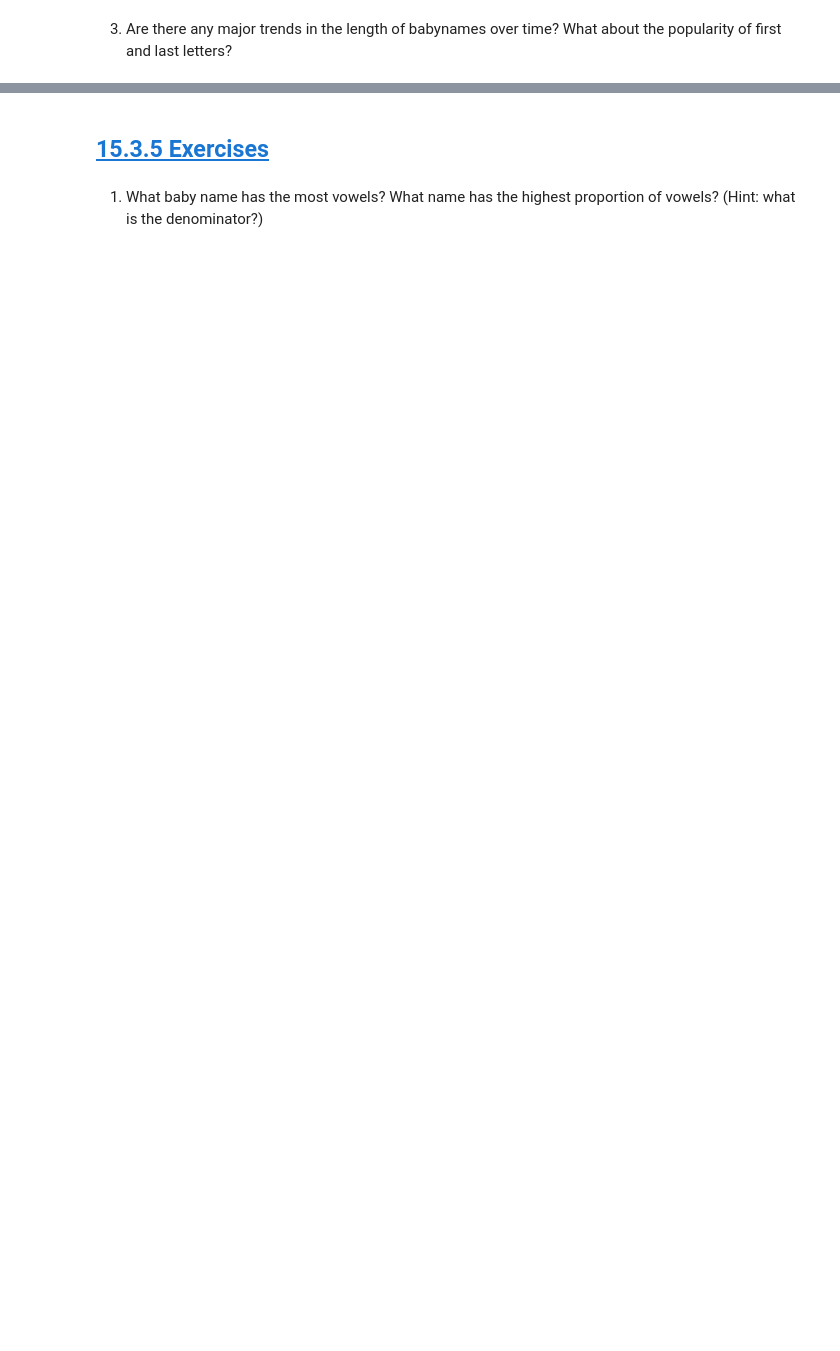
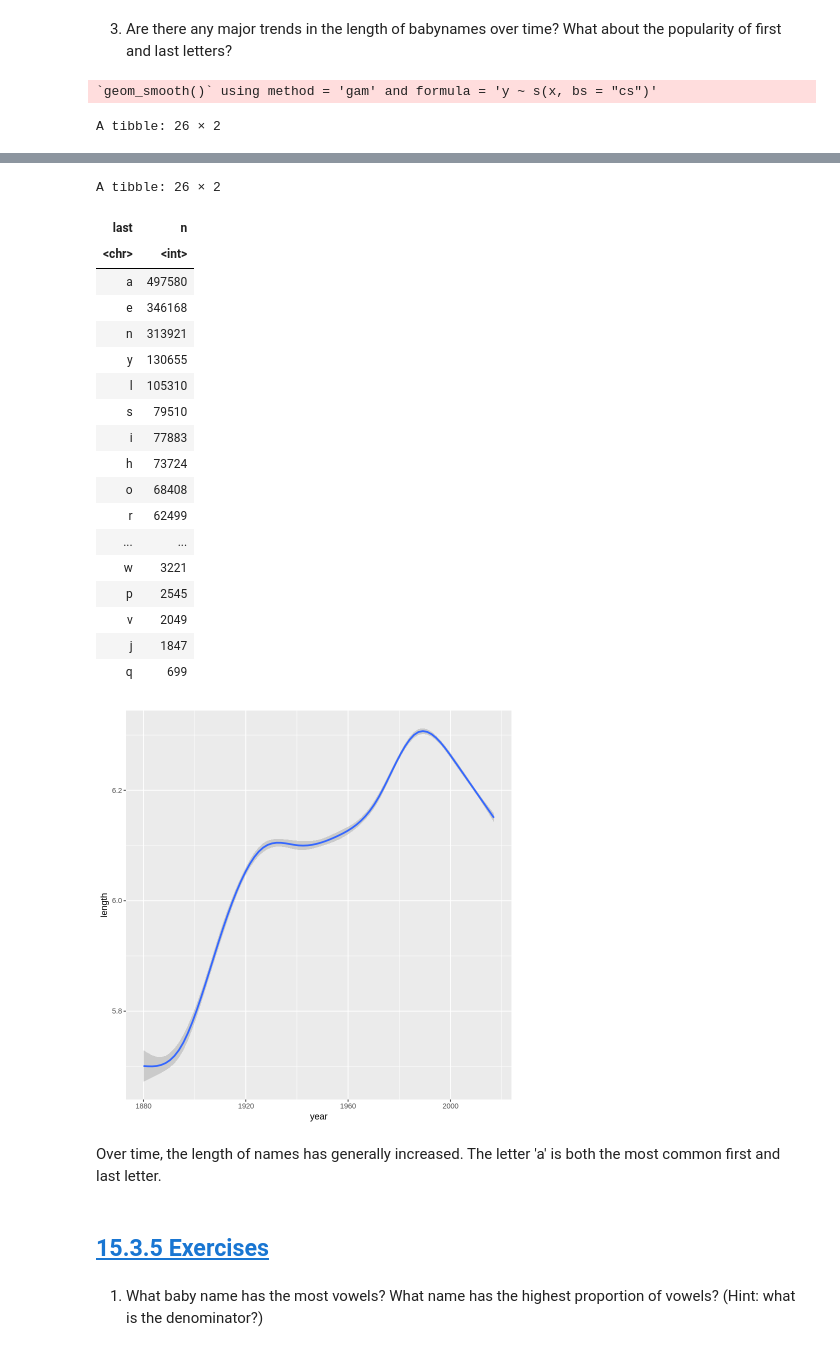
Before and after one commit to Brandy-Corwin/R-for-DS-exercises, a Jupyter notebook: Week_7_Assignments.ipynb, the cells around one changed output, grey strips where cells are left out. Drawn from its saved outputs; the diff is of its cells as text; code cells hidden in the pictures; blank space fills up the shorter version.

```diff
--- a/Week_7_Assignments.ipynb
+++ b/Week_7_Assignments.ipynb
@@ -41,2 +131,29 @@ str_c("\\section{", title, "}")
 # %% [markdown]
 3. Are there any major trends in the length of babynames over time? What about the popularity of first and last letters?
+# %%
+babynames |>
+    group_by(year) |>
+    mutate(length = str_length(name)) |>
+    ggplot(aes(x=year, y=length)) +
+    geom_smooth()
+
+babynames |>
+  mutate(
+    first = str_sub(name, 1, 1),
+    last = str_sub(name, -1, -1)
+  ) |>
+  group_by(first) |>
+  summarize(n = n()) |>
+  arrange(desc(n))
+
+babynames |>
+  mutate(
+    first = str_sub(name, 1, 1),
+    last = str_sub(name, -1, -1)
+  ) |>
+  group_by(last) |>
+  summarize(n = n()) |>
+  arrange(desc(n))
+# %% [output]
+`geom_smooth()` using method = 'gam' and formula = 'y ~ s(x, bs = "cs")'
+A tibble: 26 × 2
@@ -43,3 +178,25 @@ str_c("\\section{", title, "}")
+A tibble: 26 × 2
+| last | n |
+| <chr> | <int> |
+| a | 497580 |
+| e | 346168 |
+| n | 313921 |
+| y | 130655 |
+| l | 105310 |
+| s | 79510 |
+| i | 77883 |
+| h | 73724 |
+| o | 68408 |
+| r | 62499 |
+| ... | ... |
+| w | 3221 |
+| p | 2545 |
+| v | 2049 |
+| j | 1847 |
+| q | 699 |
+[figure, added]
+# %% [markdown]
+Over time, the length of names has generally increased. The letter 'a' is both the most common first and last letter.
 # %% [markdown]
 ## [15.3.5 Exercises](https://r4ds.hadley.nz/regexps#exercises)
 # %% [markdown]
```
Also changed, not shown: parts of 29 cells of this notebook.
